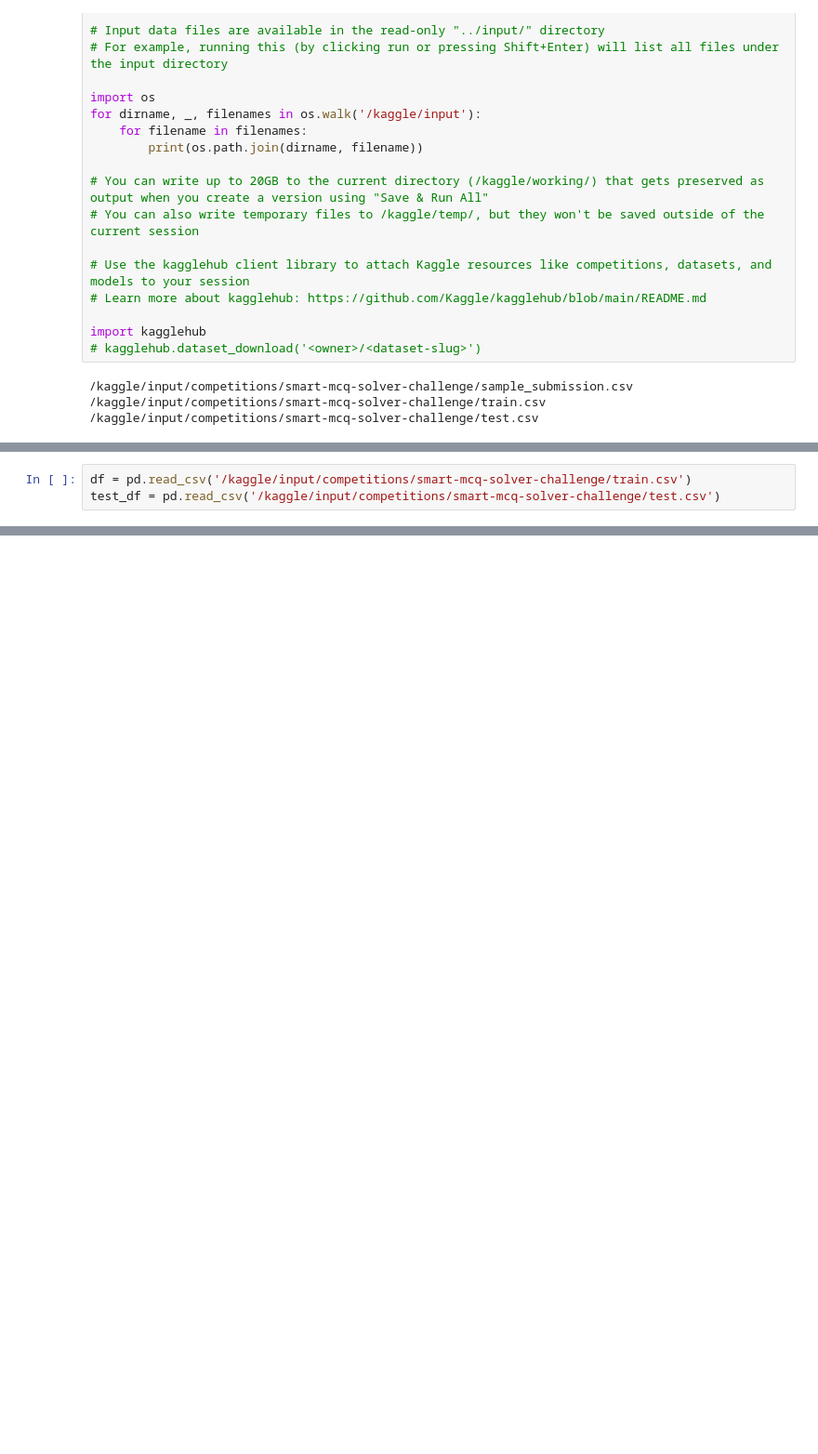
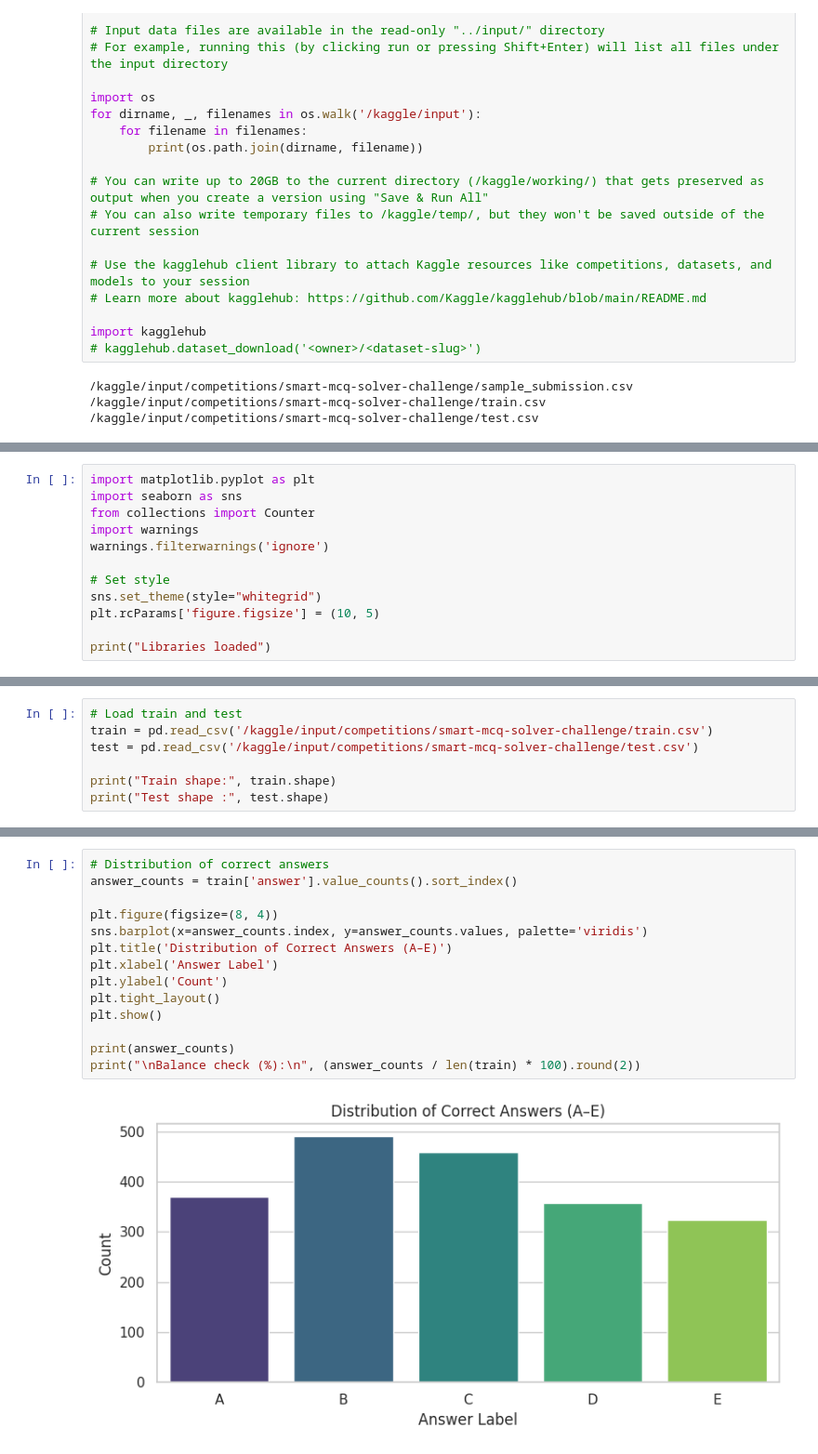
Before and after one commit to varnit27/dlgenai-t22026, a Jupyter notebook: DL-23f3000843-notebook-t22026.ipynb, the cells around one changed output, grey strips where cells are left out. Shown at 93% size. Drawn from its saved outputs; the diff is of its cells as text; blank space fills up the shorter version.

```diff
--- a/DL-23f3000843-notebook-t22026.ipynb
+++ b/DL-23f3000843-notebook-t22026.ipynb
@@ -38,0 +31,12 @@ Calculate the frequency distribution of the correct answers (A, B, C, D, E) in `
+# %%
+import matplotlib.pyplot as plt
+import seaborn as sns
+from collections import Counter
+import warnings
+warnings.filterwarnings('ignore')
+
+# Set style
+sns.set_theme(style="whitegrid")
+plt.rcParams['figure.figsize'] = (10, 5)
+
+print("Libraries loaded")
@@ -39,3 +45,7 @@ Calculate the frequency distribution of the correct answers (A, B, C, D, E) in `
 # %%
-df = pd.read_csv('/kaggle/input/competitions/smart-mcq-solver-challenge/train.csv')
-test_df = pd.read_csv('/kaggle/input/competitions/smart-mcq-solver-challenge/test.csv')
+# Load train and test
+train = pd.read_csv('/kaggle/input/competitions/smart-mcq-solver-challenge/train.csv')
+test = pd.read_csv('/kaggle/input/competitions/smart-mcq-solver-challenge/test.csv')
+
+print("Train shape:", train.shape)
+print("Test shape :", test.shape)
@@ -294,0 +110,16 @@ TF-IDF Pipeline MAP@3: 0.2961666666666667
+# %%
+# Distribution of correct answers
+answer_counts = train['answer'].value_counts().sort_index()
+
+plt.figure(figsize=(8, 4))
+sns.barplot(x=answer_counts.index, y=answer_counts.values, palette='viridis')
+plt.title('Distribution of Correct Answers (A–E)')
+plt.xlabel('Answer Label')
+plt.ylabel('Count')
+plt.tight_layout()
+plt.show()
+
+print(answer_counts)
+print("\nBalance check (%):\n", (answer_counts / len(train) * 100).round(2))
+# %% [output]
+[figure, added]
```
Also changed, not shown: parts of 32 cells of this notebook.
